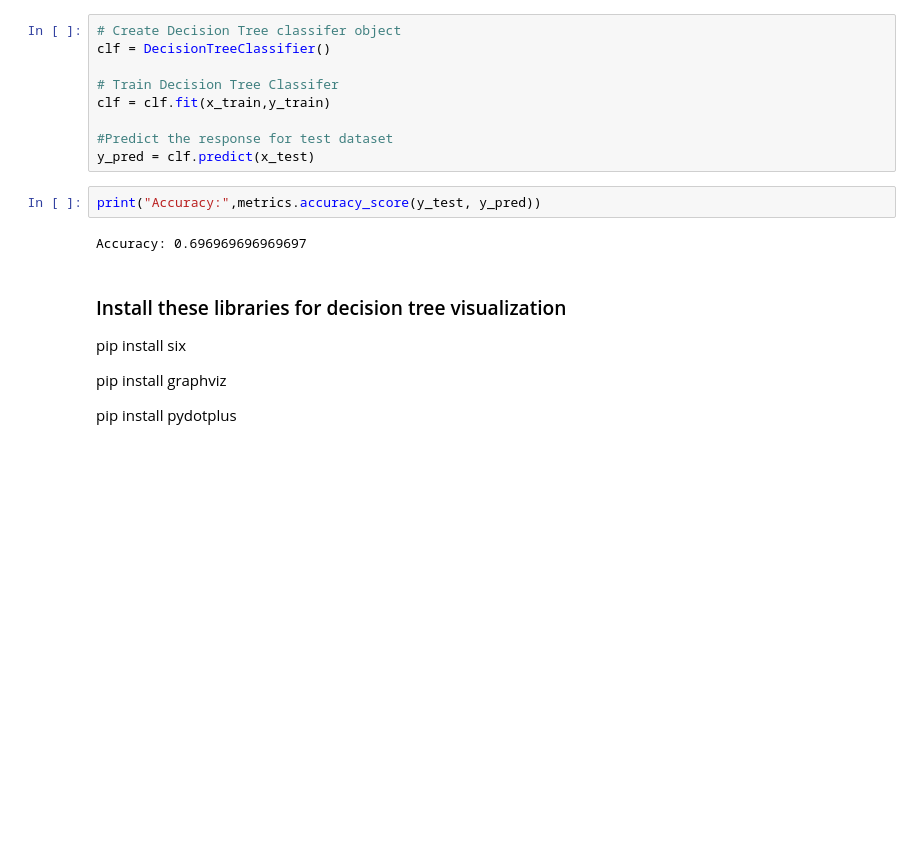
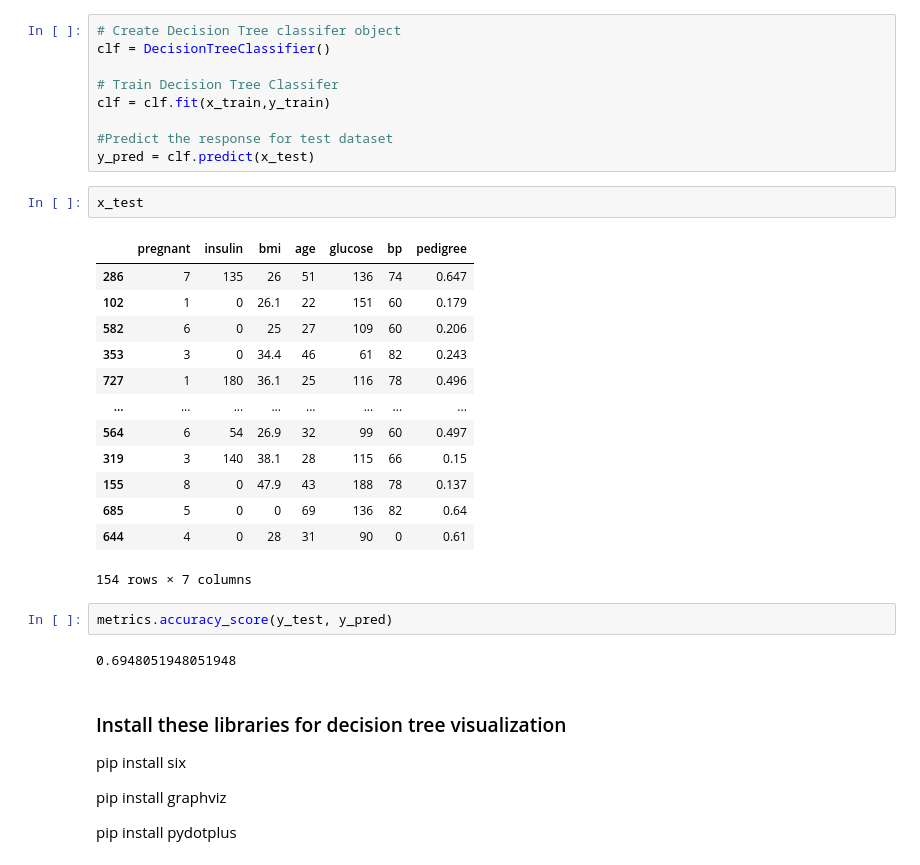
Before and after one commit to akashadhikari/pythonds, a Jupyter notebook: src/Day15.ipynb, the cells around one changed output. Drawn from its saved outputs; the diff is of its cells as text; blank space fills up the shorter version.

```diff
--- a/src/Day15.ipynb
+++ b/src/Day15.ipynb
@@ -50,10 +50,26 @@ clf = clf.fit(x_train,y_train)
 
 #Predict the response for test dataset
 y_pred = clf.predict(x_test)
+# %%
+x_test
+# %% [output]
+|  | pregnant | insulin | bmi | age | glucose | bp | pedigree |
+| 286 | 7 | 135 | 26 | 51 | 136 | 74 | 0.647 |
+| 102 | 1 | 0 | 26.1 | 22 | 151 | 60 | 0.179 |
+| 582 | 6 | 0 | 25 | 27 | 109 | 60 | 0.206 |
+| 353 | 3 | 0 | 34.4 | 46 | 61 | 82 | 0.243 |
+| 727 | 1 | 180 | 36.1 | 25 | 116 | 78 | 0.496 |
+| ... | ... | ... | ... | ... | ... | ... | ... |
+| 564 | 6 | 54 | 26.9 | 32 | 99 | 60 | 0.497 |
+| 319 | 3 | 140 | 38.1 | 28 | 115 | 66 | 0.15 |
+| 155 | 8 | 0 | 47.9 | 43 | 188 | 78 | 0.137 |
+| 685 | 5 | 0 | 0 | 69 | 136 | 82 | 0.64 |
+| 644 | 4 | 0 | 28 | 31 | 90 | 0 | 0.61 |
+154 rows × 7 columns
 # %%
-print("Accuracy:",metrics.accuracy_score(y_test, y_pred))
+metrics.accuracy_score(y_test, y_pred)
 # %% [output]
-Accuracy: 0.696969696969697
+0.6948051948051948
 # %% [markdown]
 ### Install these libraries for decision tree visualization
 pip install six
```
Also changed, not shown: parts of 4 cells of this notebook, 2 other files.
